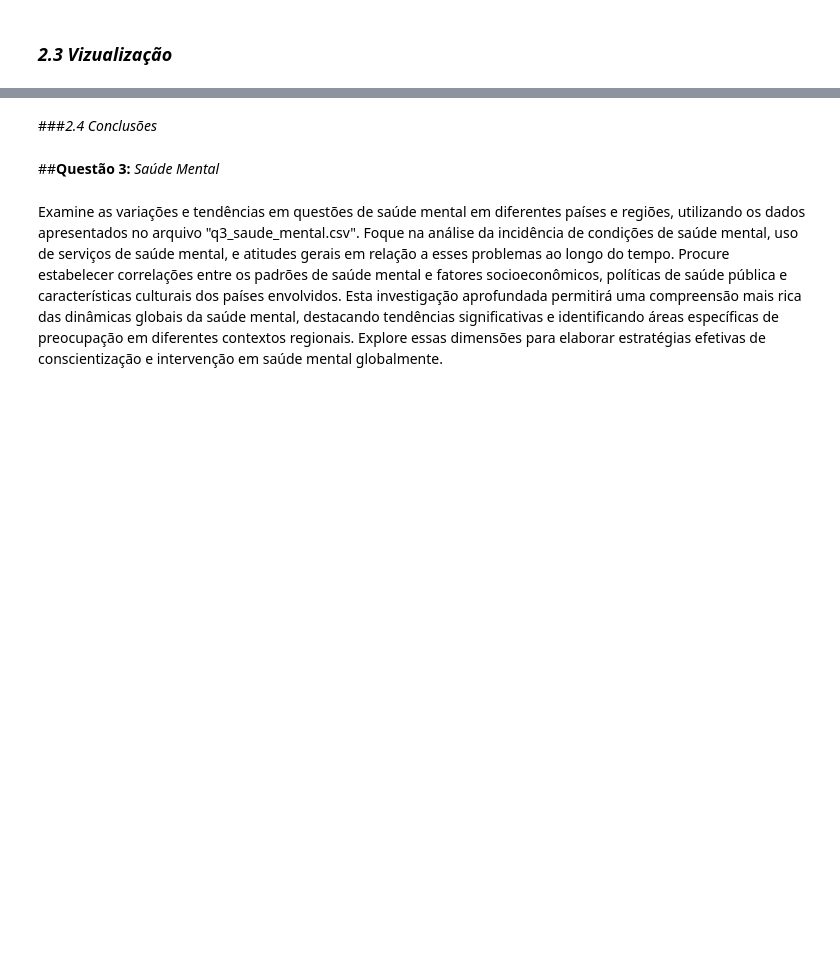
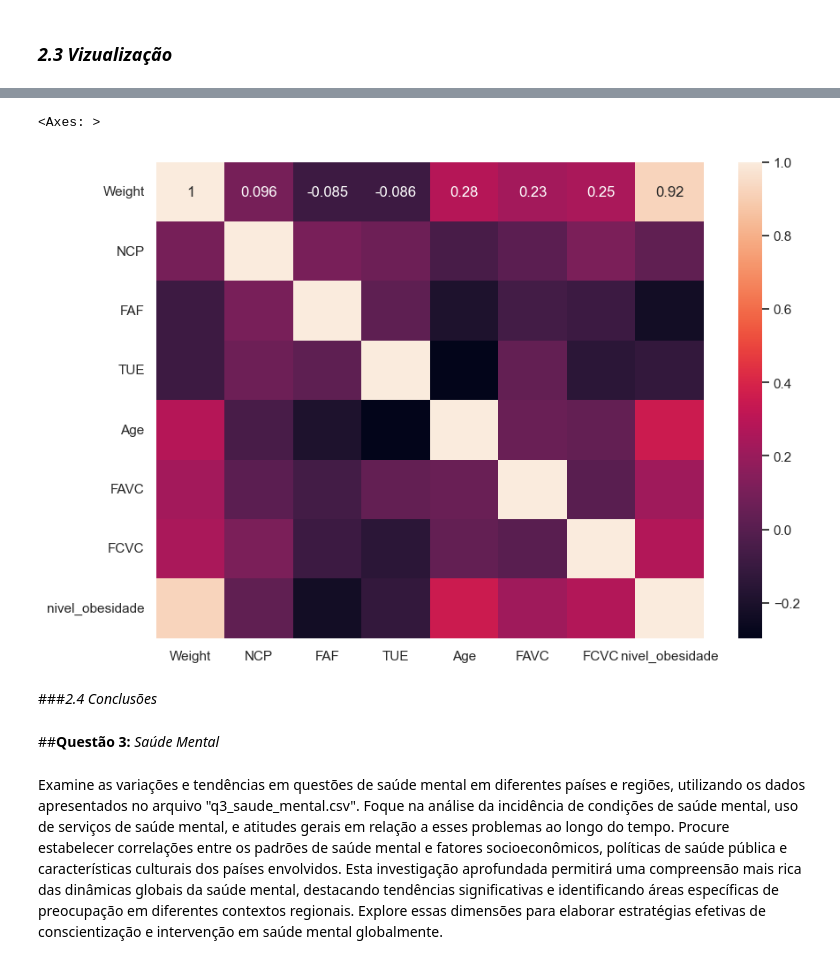
Before and after one commit to talesnobre/Trainees2, a Jupyter notebook: Notebook 2/Aula_EDA.ipynb, the cells around one changed output, grey strips where cells are left out. Saved outputs shown, nothing was run; the diff lists cells and outputs as text; code cells hidden in the pictures; blank space fills up the shorter version.

```diff
--- a/Notebook 2/Aula_EDA.ipynb
+++ b/Notebook 2/Aula_EDA.ipynb
@@ -195,0 +269,21 @@ Examine as tendências de mudança de temperatura ao longo dos anos, conforme ap
+# %%
+#FAVC = Frequent consumption of high-caloric food
+#FCVC = Frequency of consumption of vegetables
+#NCP = Number of main meals
+#FAF = Physical activity frequency
+#TUE = time spent using technological devices
+
+obesidade_nivels2 = {
+                    'Insufficient_Weight': 0,
+                    '0rmal_Weight': 1,
+                    'Overweight_Level_I': 2,
+                    'Overweight_Level_II': 3,
+                    'Obesity_Type_I': 4,
+                    'Obesity_Type_II': 5,
+                    'Obesity_Type_III': 6
+} # transferir o tipo de IMC por valores numericos, de maneira crescente
+df['nivel_obesidade'] = df['nivel_obesidade'].replace(obesidade_nivels2) # fazer a troca do dicionario anterior no dataframe
+
+obesidade_nivel2 = df.groupby('nivel_obesidade').agg({'NCP': 'mean', 'FAF': 'mean', 'TUE': 'mean'}) # organizar novas colunas ao novo df, para a conclusão posteriormente.
+
+obesidade_nivel_sorted2 = obesidade_nivel2.sort_values(by='nivel_obesidade') # Organizar por nível de valor também.
@@ -196,2 +318,12 @@ Examine as tendências de mudança de temperatura ao longo dos anos, conforme ap
+# %%
+colunas_requeridas = ['Weight', 'NCP', 'FAF', 'TUE','Age', 'FAVC', 'FCVC', 'nivel_obesidade']
+novo_df = df[colunas_requeridas]
+correlacao = novo_df.corr()
+
+plt.figure(figsize=(10, 7))
+sns.heatmap(correlacao, annot = True)
+# %% [output]
+<Axes: >
+[figure, added]
 # %% [markdown]
 ###*2.4 Conclusões*
```
Also changed, not shown: parts of 10 cells of this notebook, 1 other file.
